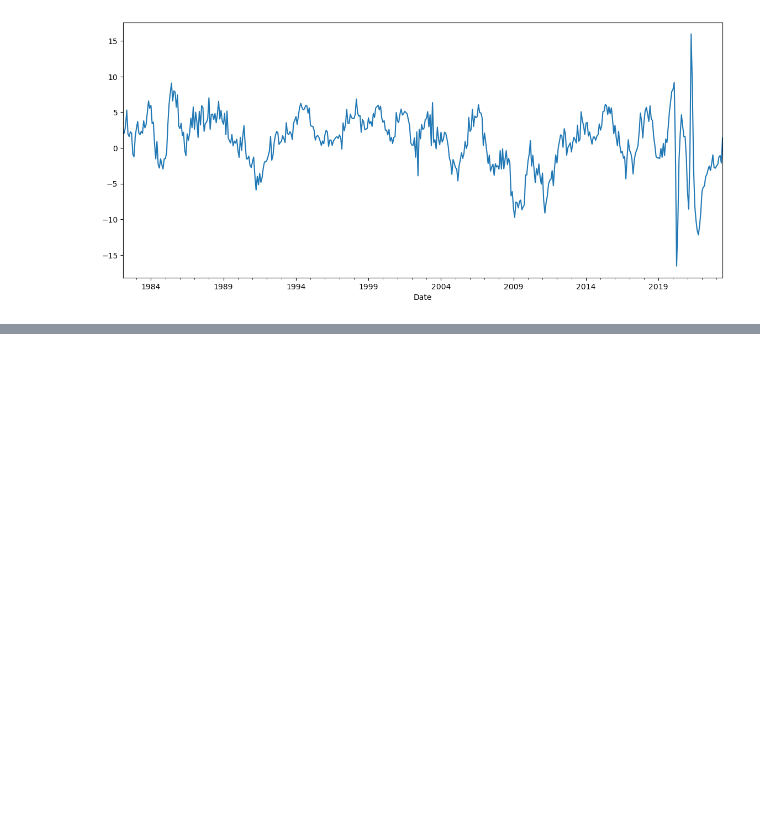
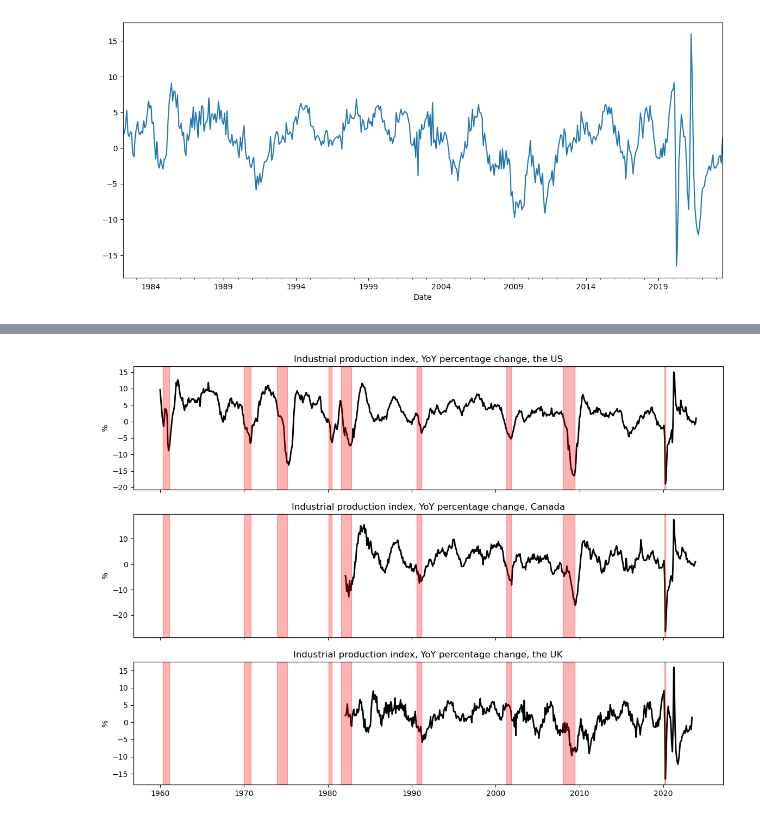
Before and after one commit to vitaliiveremiienko/GRA4160_project, a Jupyter notebook: main.ipynb, the cells around one changed output, grey strips where cells are left out. Drawn from its saved outputs; the diff is of its cells as text; code cells hidden in the pictures; blank space fills up the shorter version.

```diff
--- a/main.ipynb
+++ b/main.ipynb
@@ -2210,0 +2339,4 @@ df_uk_indprod_yoy["IOP_PROD"].plot()
+# %%
+indpro_yoy_canada = df_canada["IP_new"].copy()
+indpro_yoy_canada.index = pd.to_datetime(indpro_yoy_canada.index)
+indpro_yoy_canada.index
@@ -2210,0 +2352,55 @@ df_uk_indprod_yoy["IOP_PROD"].plot()
+# %%
+plt.rcParams["figure.figsize"] = (14, 10)
+
+fig, axs = plt.subplots(3, sharex=True)
+
+axs[0].plot(indpro_yoy, label = 'Industrial production index, YoY percentage change, the US', color='black', linewidth=2)
+
+axs[0].set_ylabel('%')
+
+ax0_r = axs[0].twinx()
+ax0_r.set_ylim(0, 1)
+ax0_r.yaxis.set_visible(False)
+
+for start, end in regions:
+    if int(us_recession.iloc[start]) == 1:
+        ax0_r.axvspan(us_recession.index[start], us_recession.index[end], color='red', alpha=0.3)
+    else:
+        ax0_r.axvspan(us_recession.index[start], us_recession.index[end], color='blue', alpha=0.3)
+
+axs[1].plot(indpro_yoy_canada, label = "Industrial production index, YoY percentage change, Canada", color='black', linewidth=2)
+axs[1].set_ylabel('%')
+
+ax1_r = axs[1].twinx()
+ax1_r.set_ylim(0, 1)
+ax1_r.yaxis.set_visible(False)
+
+for start, end in regions:
+    if int(us_recession.iloc[start]) == 1:
+        ax1_r.axvspan(us_recession.index[start], us_recession.index[end], color='red', alpha=0.3)
+    else:
+        ax1_r.axvspan(us_recession.index[start], us_recession.index[end], color='blue', alpha=0.3)
+
+axs[2].plot(df_uk_indprod_yoy["IOP_PROD"], label = "Industrial production index, YoY percentage change, the UK", color='black', linewidth=2)
+axs[2].set_ylabel('%')
+
+ax2_r = axs[2].twinx()
+ax2_r.set_ylim(0, 1)
+ax2_r.yaxis.set_visible(False)
+
+for start, end in regions:
+    if int(us_recession.iloc[start]) == 1:
+        ax2_r.axvspan(us_recession.index[start], us_recession.index[end], color='red', alpha=0.3)
+    else:
+        ax2_r.axvspan(us_recession.index[start], us_recession.index[end], color='blue', alpha=0.3)
+
+axs[0].set_title('Industrial production index, YoY percentage change, the US')
+axs[1].set_title("Industrial production index, YoY percentage change, Canada")
+axs[2].set_title('Industrial production index, YoY percentage change, the UK')
+#axs[0].legend()
+#axs[1].legend()
+#axs[2].legend()
+
+plt.savefig("Problem_identification.png")
+# %% [output]
+[figure, added]
```
Also changed, not shown: parts of 15 cells of this notebook, 7 other files.
